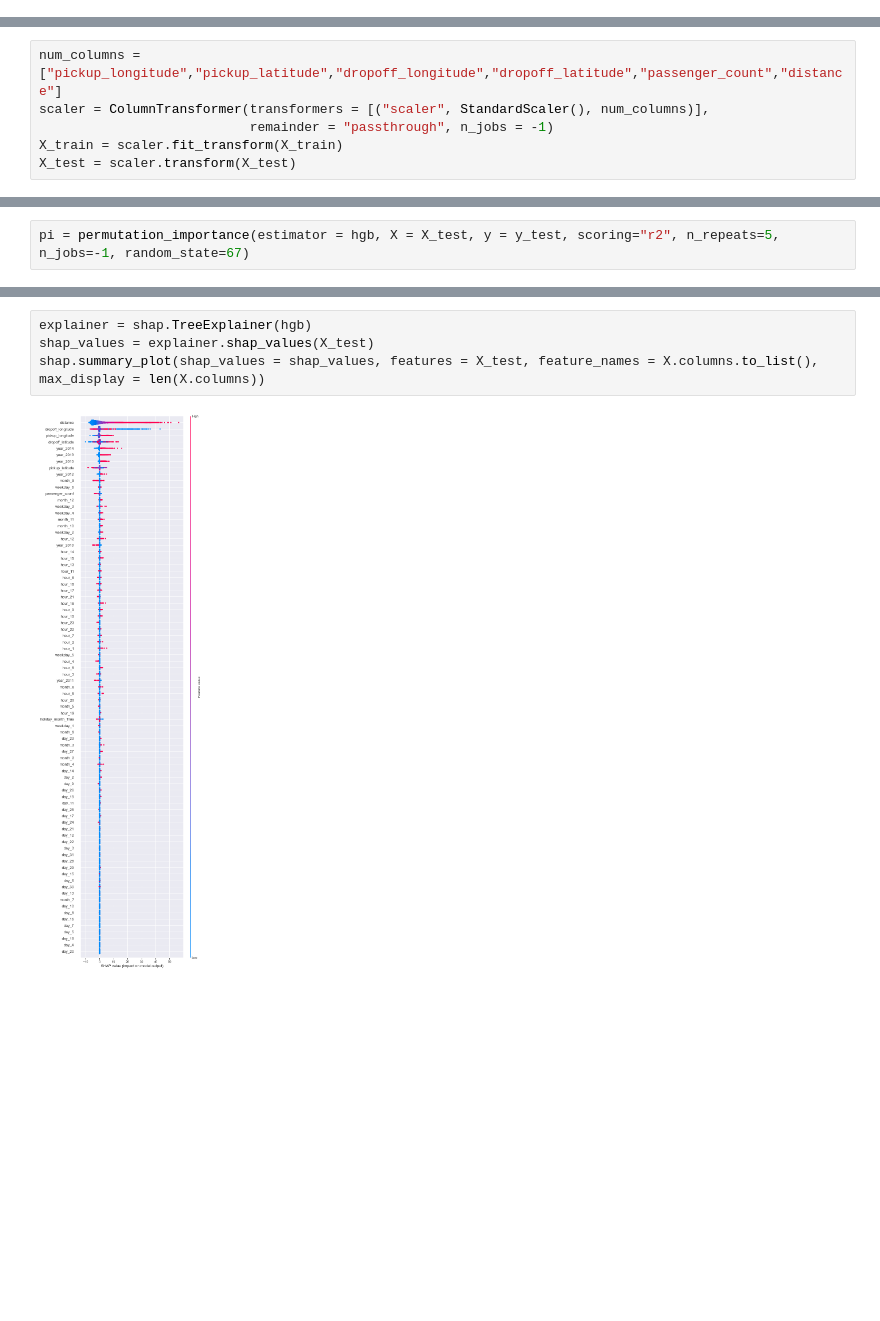
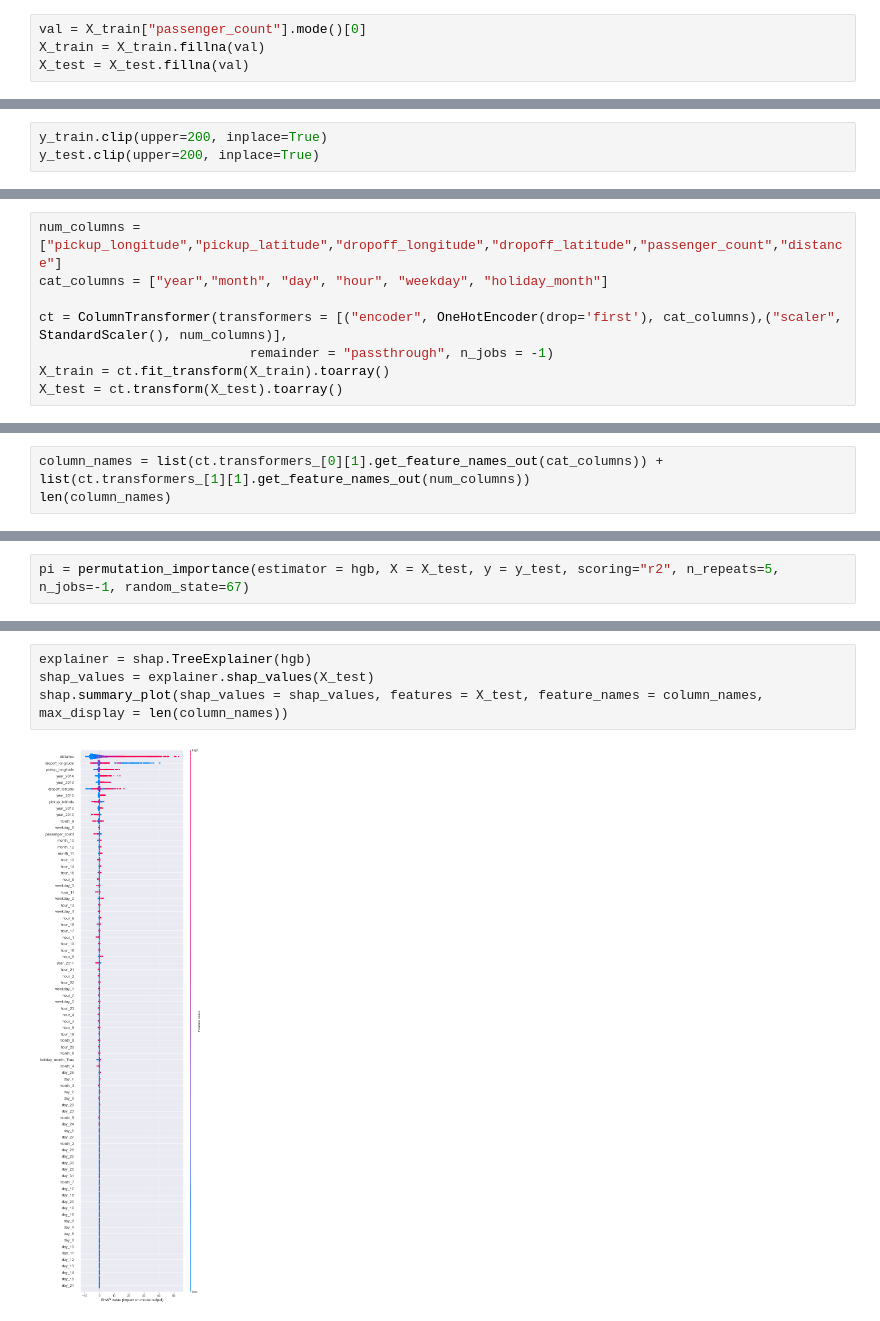
Before and after one commit to liangym2014/Kaggle, a Jupyter notebook: 1.uber fares/uber-fare-eda-regression.ipynb, the cells around one changed output, grey strips where cells are left out. Cells and saved outputs as stored; diff of their text form; blank space fills up the shorter version.

```diff
--- a/1.uber fares/uber-fare-eda-regression.ipynb
+++ b/1.uber fares/uber-fare-eda-regression.ipynb
@@ -682,0 +653,4 @@ X_train, X_test, y_train, y_test = train_test_split(X, y, test_size = 0.2, rando
+# %%
+val = X_train["passenger_count"].mode()[0]
+X_train = X_train.fillna(val)
+X_test = X_test.fillna(val)
@@ -682,0 +660,3 @@ X_train, X_test, y_train, y_test = train_test_split(X, y, test_size = 0.2, rando
+# %%
+y_train.clip(upper=200, inplace=True)
+y_test.clip(upper=200, inplace=True)
@@ -683,9 +673,11 @@ X_train, X_test, y_train, y_test = train_test_split(X, y, test_size = 0.2, rando
 # %%
 num_columns = ["pickup_longitude","pickup_latitude","dropoff_longitude","dropoff_latitude","passenger_count","distance"]
-scaler = ColumnTransformer(transformers = [("scaler", StandardScaler(), num_columns)],
+cat_columns = ["year","month", "day", "hour", "weekday", "holiday_month"]
+
+ct = ColumnTransformer(transformers = [("encoder", OneHotEncoder(drop='first'), cat_columns),("scaler", StandardScaler(), num_columns)],
                            remainder = "passthrough", n_jobs = -1)
-X_train = scaler.fit_transform(X_train)
-X_test = scaler.transform(X_test)
+X_train = ct.fit_transform(X_train).toarray()
+X_test = ct.transform(X_test).toarray()
 # %%
 print(X_train.shape, X_test.shape)
 # %% [output]
@@ -692,0 +685,3 @@ print(X_train.shape, X_test.shape)
+# %%
+column_names = list(ct.transformers_[0][1].get_feature_names_out(cat_columns)) + list(ct.transformers_[1][1].get_feature_names_out(num_columns))
+len(column_names)
@@ -868,6 +906,6 @@ pd.DataFrame({"permutation importance": pi.importances_mean, "std":pi.importance
 # %%
 explainer = shap.TreeExplainer(hgb)
 shap_values = explainer.shap_values(X_test)
-shap.summary_plot(shap_values = shap_values, features = X_test, feature_names = X.columns.to_list(), max_display = len(X.columns))
+shap.summary_plot(shap_values = shap_values, features = X_test, feature_names = column_names, max_display = len(column_names))
 # %% [output]
-[figure, old version]
+[figure, new version]
```
Also changed, not shown: parts of 73 cells of this notebook.
